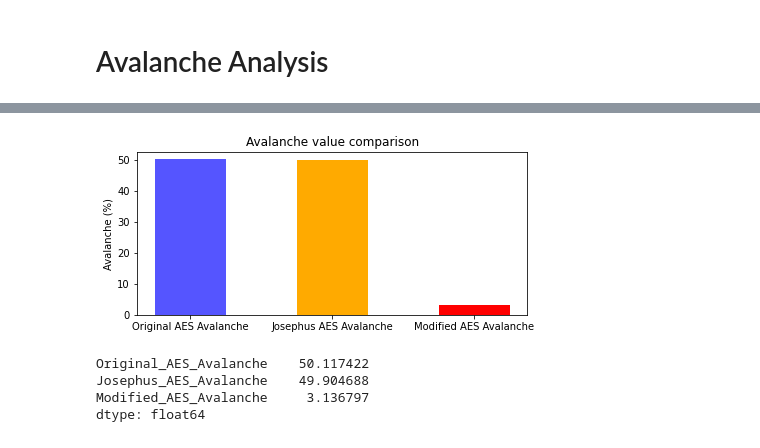
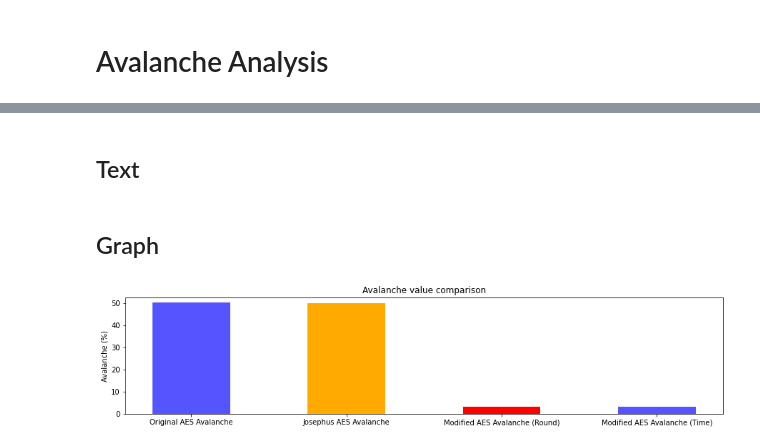
Before and after one commit to WingedSeal/AES_Josephus, a Jupyter notebook: data/result_data_analysis.ipynb, the cells around one changed output, grey strips where cells are left out. Drawn from its saved outputs; the diff is of its cells as text; code cells hidden in the pictures.

```diff
--- a/data/result_data_analysis.ipynb
+++ b/data/result_data_analysis.ipynb
@@ -75,7 +131,8 @@ plt.show()
 avalanche_df = pd.read_csv("avalanche_data.csv")
 avalanche_df["Original_AES_Avalanche"] = avalanche_df["Original_AES_Avalanche"].astype(float)*100
 avalanche_df["Josephus_AES_Avalanche"] = avalanche_df["Josephus_AES_Avalanche"].astype(float)*100
-avalanche_df["Modified_AES_Avalanche"] = avalanche_df["Modified_AES_Avalanche"].astype(float)*100
+avalanche_df["Modified_AES_Round_Avalanche"] = avalanche_df["Modified_AES_Round_Avalanche"].astype(float)*100
+avalanche_df["Modified_AES_Time_Avalanche"] = avalanche_df["Modified_AES_Time_Avalanche"].astype(float)*100
 # %%
 avalanche_df[["Original_AES_Avalanche","Josephus_AES_Avalanche"]].describe().drop("count")
 # %% [output]
@@ -103,0 +163,2 @@ avalanche_df.head(10)
+# %% [markdown]
+## Text
@@ -104,23 +172,22 @@ avalanche_df.head(10)
+# %% [markdown]
+## Graph
 # %%
-avalanche_df_mean = avalanche_df.mean()
-plt.figure(figsize=(7,3))
+plt.figure(figsize=(15,3))
 plt.bar(['Original AES Avalanche',
          'Josephus AES Avalanche',
-         'Modified AES Avalanche'],
+         'Modified AES Avalanche (Round)',
+         'Modified AES Avalanche (Time)'],
+
         [avalanche_df_mean['Original_AES_Avalanche'],
         avalanche_df_mean['Josephus_AES_Avalanche'],
-        avalanche_df_mean['Modified_AES_Avalanche']]
+        avalanche_df_mean['Modified_AES_Round_Avalanche'],
+        avalanche_df_mean['Modified_AES_Time_Avalanche']]
        ,color=['#5555FF','#FFAA00','#FF0000']
        ,width=0.5)
 plt.ylabel('Avalanche (%)')
 plt.title('Avalanche value comparison')
 plt.show()
 # %% [output]
-[figure, old version]
+[figure, new version]
 # %%
 avalanche_df_mean
-# %% [output]
-Original_AES_Avalanche    50.117422
-Josephus_AES_Avalanche    49.904688
-Modified_AES_Avalanche     3.136797
-dtype: float64
```
Also changed, not shown: parts of 13 cells of this notebook.
